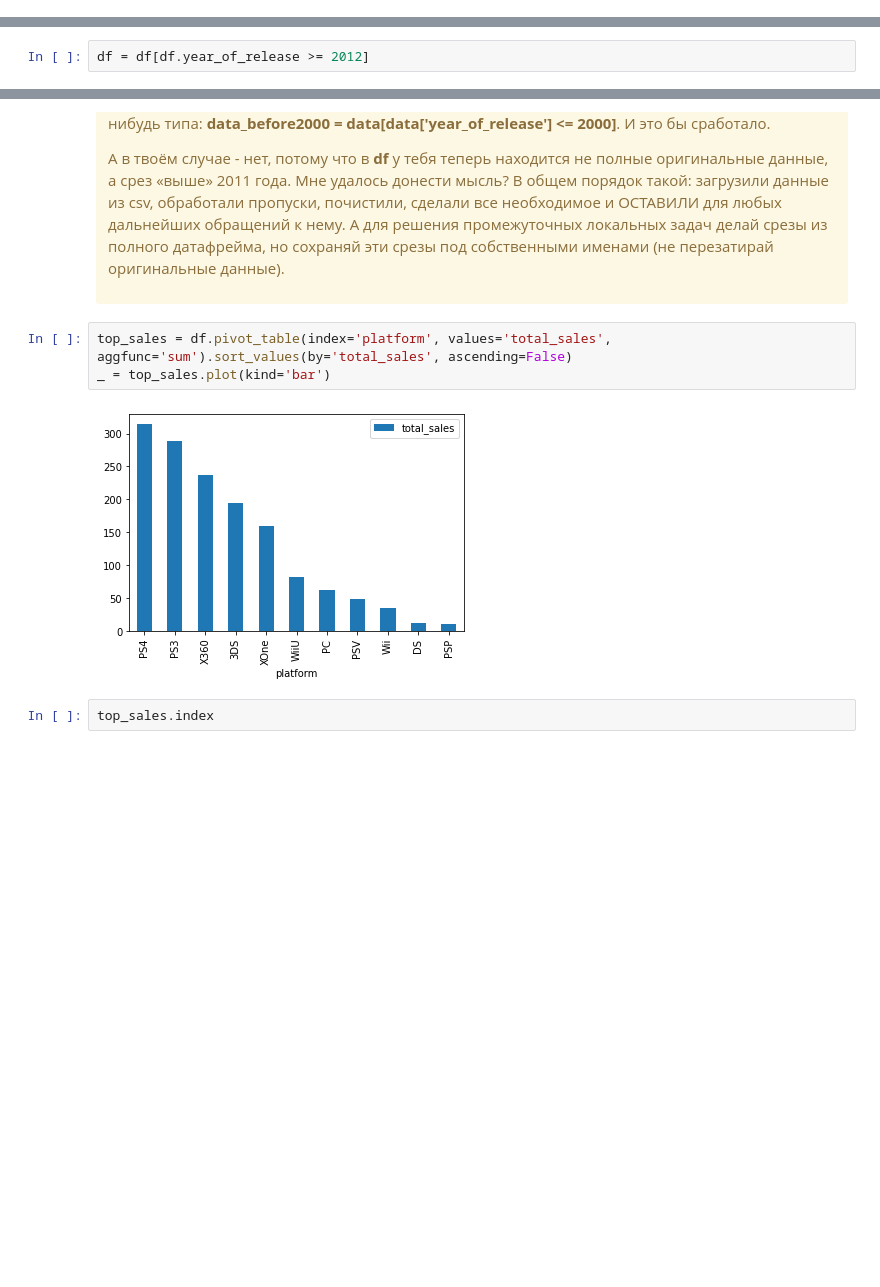
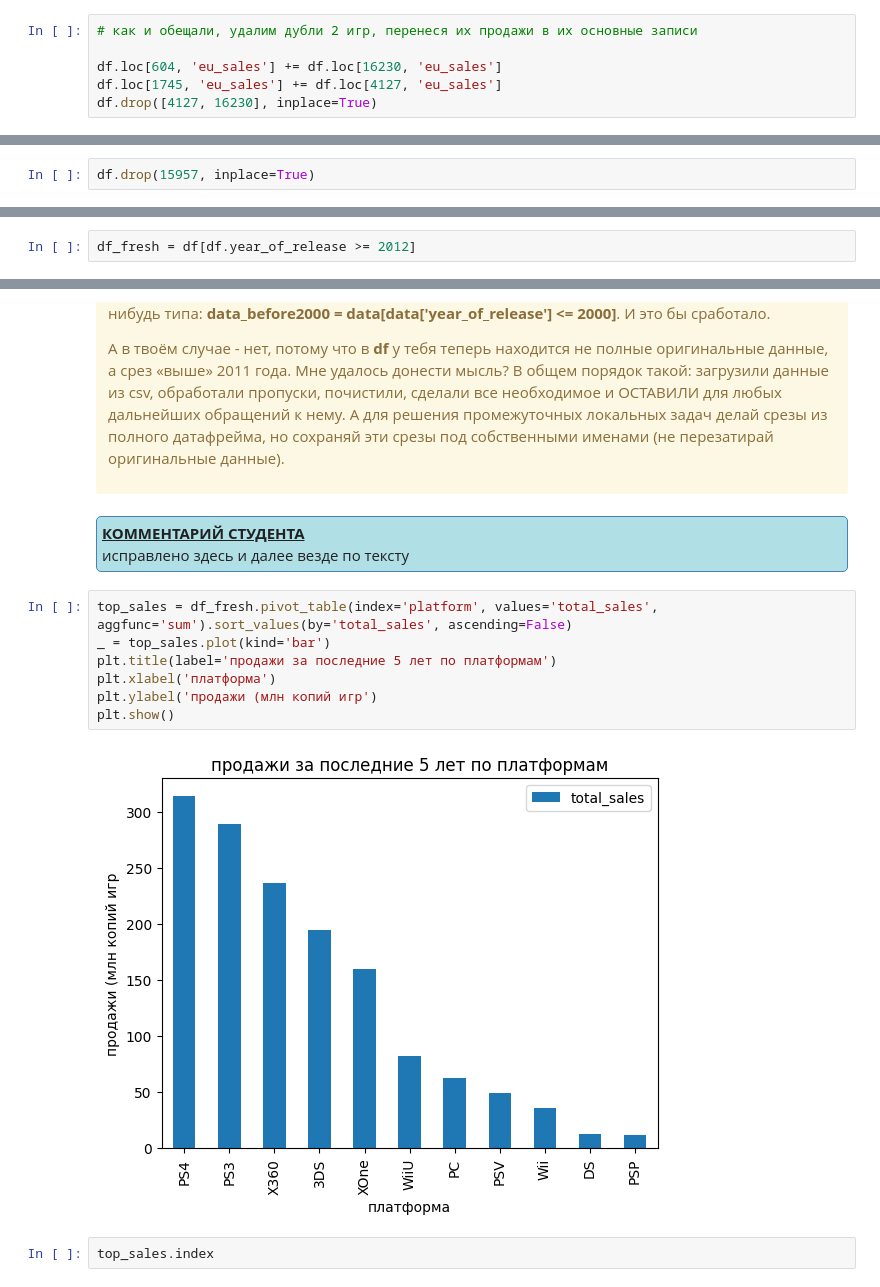
Before and after one commit to ndelenyan/practicum, a Jupyter notebook: sprint08/sprint08-02.ipynb, the cells around one changed output, grey strips where cells are left out. Saved outputs shown, nothing was run; the diff lists cells and outputs as text; blank space fills up the shorter version.

```diff
--- a/sprint08/sprint08-02.ipynb
+++ b/sprint08/sprint08-02.ipynb
@@ -219,2 +323,8 @@ df.sample(10)
 # %%
 df = df[~df.name.isna()]
+# %%
+# как и обещали, удалим дубли 2 игр, перенеся их продажи в их основные записи
+
+df.loc[604, 'eu_sales'] += df.loc[16230, 'eu_sales']
+df.loc[1745, 'eu_sales'] += df.loc[4127, 'eu_sales']
+df.drop([4127, 16230], inplace=True)
@@ -521,6 +734,8 @@ Index(['PS2', 'X360', 'PS3', 'Wii', 'DS', 'PS'], dtype='object', name='platform'
 <b>ОТЛИЧНО! 👍</b>
 
 Совсем немногие студенты делают выборку топ-Х платформ так как это делаешь ты, в коде. Процентов 80 формируют подобный list вручную. Молодец!</div>
+# %%
+df.drop(15957, inplace=True)
 # %%
 for platform in top_platforms:
     # print(platform)
@@ -563,7 +786,7 @@ for platform in top_platforms:
 
 Студенты могут выбирать для анализа очень большой интервал данных, но для целей прогнозирования продаж на следующий год даже в традиционных бизнесах редко берут данные более чем за 2-4 года. И в такой динамично меняющейся индустрии, как компьютерные игры также не стоит брать слишком большой временной интервал - иначе обязательно захватишь уже отжившие тренды.</div>
 # %%
-df = df[df.year_of_release >= 2012]
+df_fresh = df[df.year_of_release >= 2012]
 # %% [markdown]
 <div class="alert alert-warning">
 <b>Комментарий 👉</b>
@@ -575,11 +798,21 @@ df = df[df.year_of_release >= 2012]
 Далее/же продолжил бы работать с **data_2015** ... А теперь допустим ещё ниже мне понадобилось бы сделать другой срез, из полного оригинального датафрейма. И тогда я бы тогда написал что-нибудь типа: **data_before2000 = data[data['year_of_release'] <= 2000]**. И это бы сработало.
 
 А в твоём случае - нет, потому что в **df** у тебя теперь находится не полные оригинальные данные, а срез «выше» 2011 года. Мне удалось донести мысль? В общем порядок такой: загрузили данные из csv, обработали пропуски, почистили, сделали все необходимое и ОСТАВИЛИ для любых дальнейших обращений к нему. А для решения промежуточных локальных задач делай срезы из полного датафрейма, но сохраняй эти срезы под собственными именами (не перезатирай оригинальные данные).</div>
+# %% [markdown]
+<div style="background: #B0E0E6; padding: 5px; border: 1px solid SteelBlue; border-radius: 5px;">
+    <font color='4682B4'><u><b>КОММЕНТАРИЙ СТУДЕНТА</b></u></font>
+    <br />
+    <font color='4682B4'>исправлено здесь и далее везде по тексту</font>
+</div>
 # %%
-top_sales = df.pivot_table(index='platform', values='total_sales', aggfunc='sum').sort_values(by='total_sales', ascending=False)
+top_sales = df_fresh.pivot_table(index='platform', values='total_sales', aggfunc='sum').sort_values(by='total_sales', ascending=False)
 _ = top_sales.plot(kind='bar')
+plt.title(label='продажи за последние 5 лет по платформам')
+plt.xlabel('платформа')
+plt.ylabel('продажи (млн копий игр')
+plt.show()
 # %% [output]
-[figure, old version]
+[figure, new version]
 # %%
 top_sales.index
 # %% [output]
```
Also changed, not shown: parts of 65 cells of this notebook.
